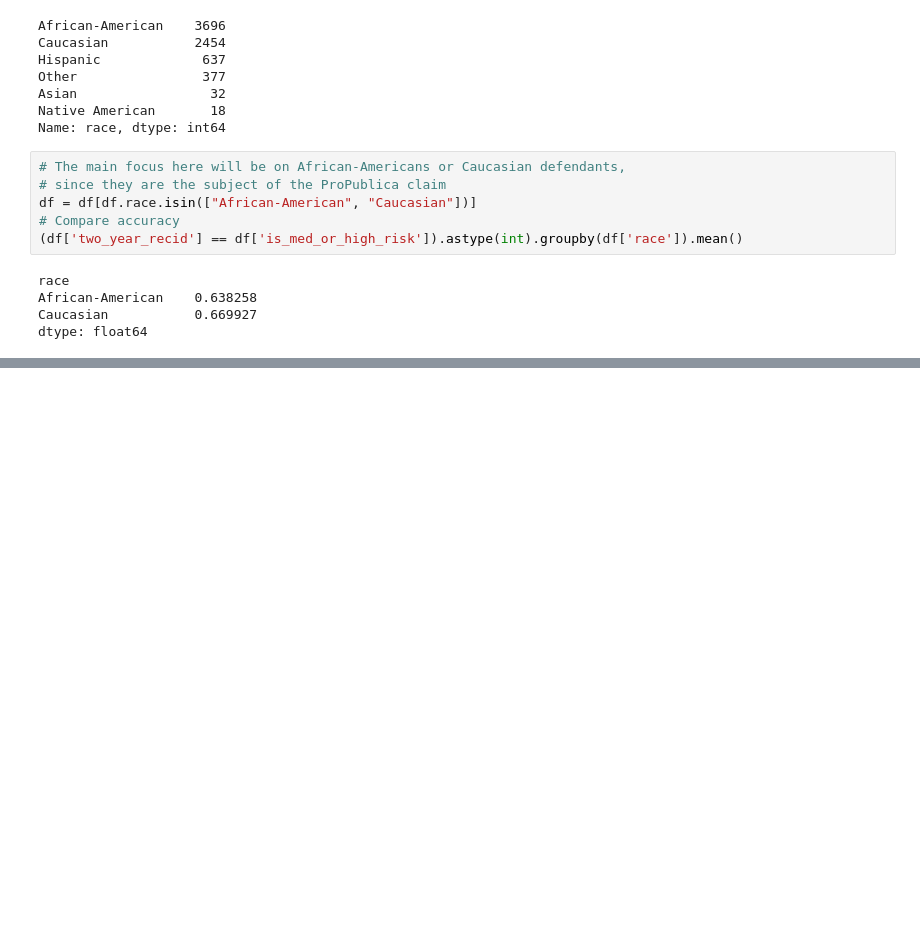
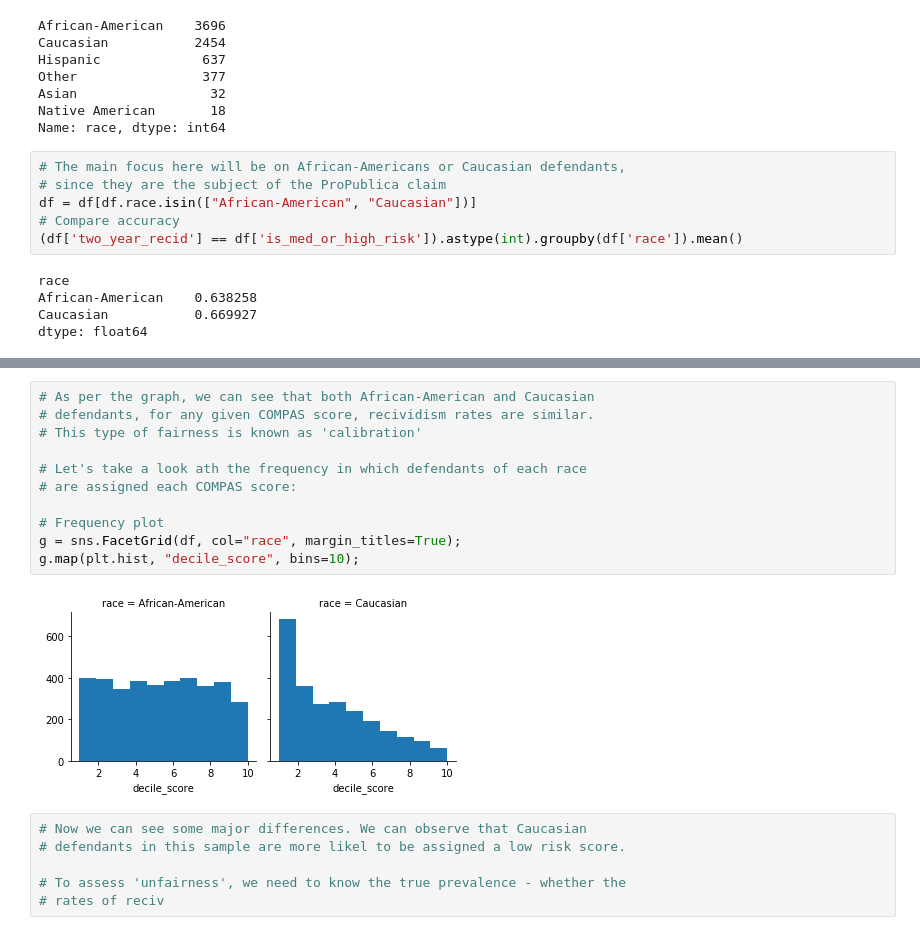
Before and after one commit to jonathancz/ML-Model-Assessing-COMPAS-Algorithm, a Jupyter notebook: main.ipynb, the cells around one changed output, grey strips where cells are left out. Drawn from its saved outputs; the diff is of its cells as text; blank space fills up the shorter version.

```diff
--- a/main.ipynb
+++ b/main.ipynb
@@ -191,0 +207,19 @@ df[df['is_med_or_high_risk']]
+# %%
+# As per the graph, we can see that both African-American and Caucasian
+# defendants, for any given COMPAS score, recividism rates are similar.
+# This type of fairness is known as 'calibration'
+
+# Let's take a look ath the frequency in which defendants of each race
+# are assigned each COMPAS score:
+
+# Frequency plot
+g = sns.FacetGrid(df, col="race", margin_titles=True);
+g.map(plt.hist, "decile_score", bins=10);
+# %% [output]
+[figure, added]
+# %%
+# Now we can see some major differences. We can observe that Caucasian
+# defendants in this sample are more likel to be assigned a low risk score.
+
+# To assess 'unfairness', we need to know the true prevalence - whether the
+# rates of reciv
```
Also changed, not shown: parts of 2 cells of this notebook.
